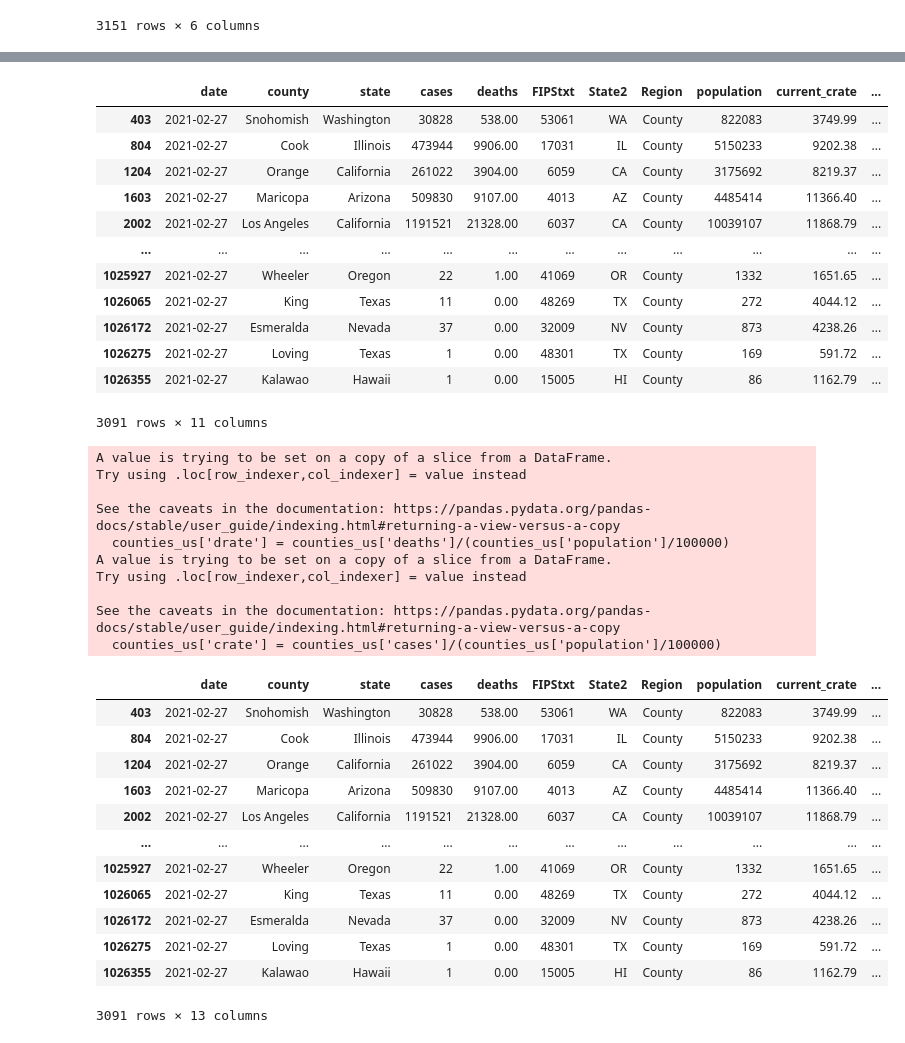
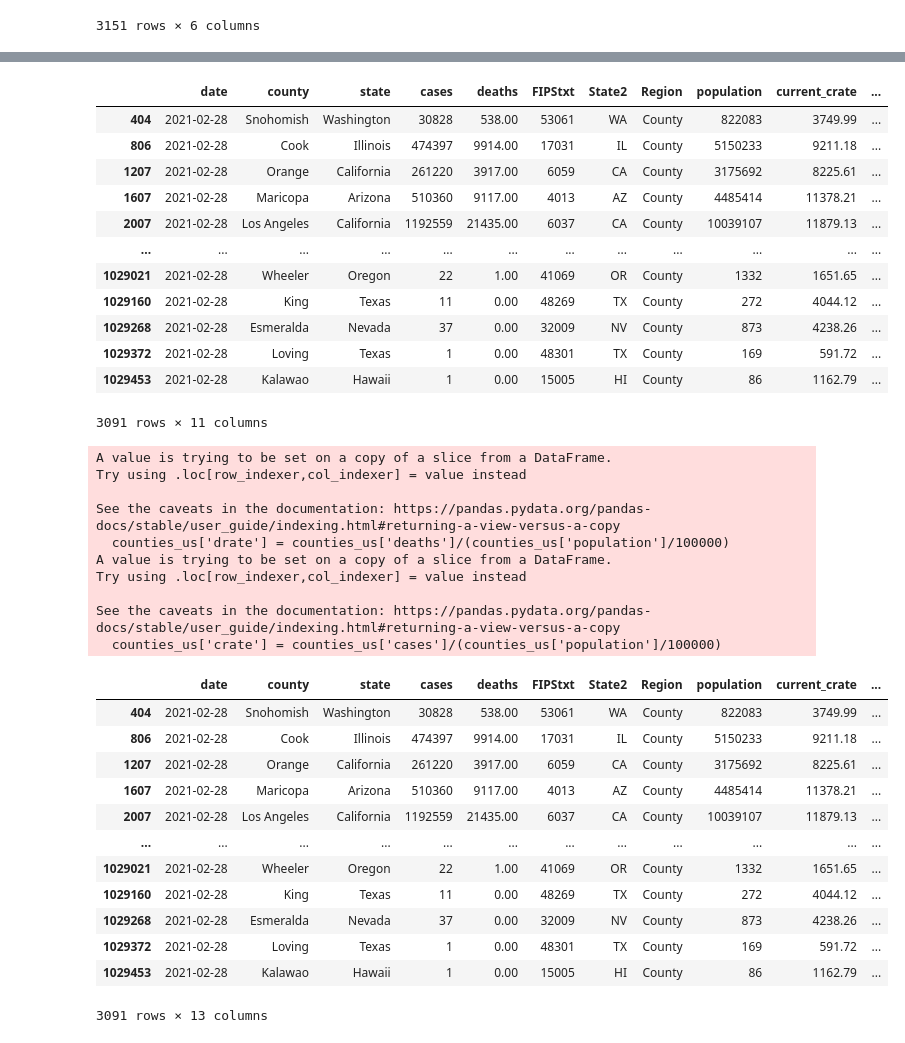
Before and after one commit to menlodoug/covid_crunching, a Jupyter notebook: pandas/COVID_USA.ipynb, the cells around one changed output, grey strips where cells are left out. Drawn from its saved outputs; the diff is of its cells as text; code cells hidden in the pictures.

```diff
--- a/pandas/COVID_USA.ipynb
+++ b/pandas/COVID_USA.ipynb
@@ -94,21 +94,21 @@ counties
 # %%
 # Isolate data from most current day.
 
-counties_us = counties[(counties['date'] == '2021-02-27') & (counties['Region'] == 'County')]
+counties_us = counties[(counties['date'] == '2021-02-28') & (counties['Region'] == 'County')]
 counties_us
 # %% [output]
 |  | date | county | state | cases | deaths | FIPStxt | State2 | Region | population | current_crate | ... |
-| 403 | 2021-02-27 | Snohomish | Washington | 30828 | 538.00 | 53061 | WA | County | 822083 | 3749.99 | ... |
-| 804 | 2021-02-27 | Cook | Illinois | 473944 | 9906.00 | 17031 | IL | County | 5150233 | 9202.38 | ... |
-| 1204 | 2021-02-27 | Orange | California | 261022 | 3904.00 | 6059 | CA | County | 3175692 | 8219.37 | ... |
-| 1603 | 2021-02-27 | Maricopa | Arizona | 509830 | 9107.00 | 4013 | AZ | County | 4485414 | 11366.40 | ... |
-| 2002 | 2021-02-27 | Los Angeles | California | 1191521 | 21328.00 | 6037 | CA | County | 10039107 | 11868.79 | ... |
+| 404 | 2021-02-28 | Snohomish | Washington | 30828 | 538.00 | 53061 | WA | County | 822083 | 3749.99 | ... |
+| 806 | 2021-02-28 | Cook | Illinois | 474397 | 9914.00 | 17031 | IL | County | 5150233 | 9211.18 | ... |
+| 1207 | 2021-02-28 | Orange | California | 261220 | 3917.00 | 6059 | CA | County | 3175692 | 8225.61 | ... |
+| 1607 | 2021-02-28 | Maricopa | Arizona | 510360 | 9117.00 | 4013 | AZ | County | 4485414 | 11378.21 | ... |
+| 2007 | 2021-02-28 | Los Angeles | California | 1192559 | 21435.00 | 6037 | CA | County | 10039107 | 11879.13 | ... |
 | ... | ... | ... | ... | ... | ... | ... | ... | ... | ... | ... | ... |
-| 1025927 | 2021-02-27 | Wheeler | Oregon | 22 | 1.00 | 41069 | OR | County | 1332 | 1651.65 | ... |
-| 1026065 | 2021-02-27 | King | Texas | 11 | 0.00 | 48269 | TX | County | 272 | 4044.12 | ... |
-| 1026172 | 2021-02-27 | Esmeralda | Nevada | 37 | 0.00 | 32009 | NV | County | 873 | 4238.26 | ... |
-| 1026275 | 2021-02-27 | Loving | Texas | 1 | 0.00 | 48301 | TX | County | 169 | 591.72 | ... |
-| 1026355 | 2021-02-27 | Kalawao | Hawaii | 1 | 0.00 | 15005 | HI | County | 86 | 1162.79 | ... |
+| 1029021 | 2021-02-28 | Wheeler | Oregon | 22 | 1.00 | 41069 | OR | County | 1332 | 1651.65 | ... |
+| 1029160 | 2021-02-28 | King | Texas | 11 | 0.00 | 48269 | TX | County | 272 | 4044.12 | ... |
+| 1029268 | 2021-02-28 | Esmeralda | Nevada | 37 | 0.00 | 32009 | NV | County | 873 | 4238.26 | ... |
+| 1029372 | 2021-02-28 | Loving | Texas | 1 | 0.00 | 48301 | TX | County | 169 | 591.72 | ... |
+| 1029453 | 2021-02-28 | Kalawao | Hawaii | 1 | 0.00 | 15005 | HI | County | 86 | 1162.79 | ... |
 3091 rows × 11 columns
 # %%
 # Create up to date rates so rankings can be performed using the latest data.
@@ -129,17 +129,17 @@ Try using .loc[row_indexer,col_indexer] = value instead
 See the caveats in the documentation: https://pandas.pydata.org/pandas-docs/stable/user_guide/indexing.html#returning-a-view-versus-a-copy
   counties_us['crate'] = counties_us['cases']/(counties_us['population']/100000)
 |  | date | county | state | cases | deaths | FIPStxt | State2 | Region | population | current_crate | ... |
-| 403 | 2021-02-27 | Snohomish | Washington | 30828 | 538.00 | 53061 | WA | County | 822083 | 3749.99 | ... |
-| 804 | 2021-02-27 | Cook | Illinois | 473944 | 9906.00 | 17031 | IL | County | 5150233 | 9202.38 | ... |
-| 1204 | 2021-02-27 | Orange | California | 261022 | 3904.00 | 6059 | CA | County | 3175692 | 8219.37 | ... |
-| 1603 | 2021-02-27 | Maricopa | Arizona | 509830 | 9107.00 | 4013 | AZ | County | 4485414 | 11366.40 | ... |
-| 2002 | 2021-02-27 | Los Angeles | California | 1191521 | 21328.00 | 6037 | CA | County | 10039107 | 11868.79 | ... |
+| 404 | 2021-02-28 | Snohomish | Washington | 30828 | 538.00 | 53061 | WA | County | 822083 | 3749.99 | ... |
+| 806 | 2021-02-28 | Cook | Illinois | 474397 | 9914.00 | 17031 | IL | County | 5150233 | 9211.18 | ... |
+| 1207 | 2021-02-28 | Orange | California | 261220 | 3917.00 | 6059 | CA | County | 3175692 | 8225.61 | ... |
+| 1607 | 2021-02-28 | Maricopa | Arizona | 510360 | 9117.00 | 4013 | AZ | County | 4485414 | 11378.21 | ... |
+| 2007 | 2021-02-28 | Los Angeles | California | 1192559 | 21435.00 | 6037 | CA | County | 10039107 | 11879.13 | ... |
 | ... | ... | ... | ... | ... | ... | ... | ... | ... | ... | ... | ... |
-| 1025927 | 2021-02-27 | Wheeler | Oregon | 22 | 1.00 | 41069 | OR | County | 1332 | 1651.65 | ... |
-| 1026065 | 2021-02-27 | King | Texas | 11 | 0.00 | 48269 | TX | County | 272 | 4044.12 | ... |
-| 1026172 | 2021-02-27 | Esmeralda | Nevada | 37 | 0.00 | 32009 | NV | County | 873 | 4238.26 | ... |
-| 1026275 | 2021-02-27 | Loving | Texas | 1 | 0.00 | 48301 | TX | County | 169 | 591.72 | ... |
-| 1026355 | 2021-02-27 | Kalawao | Hawaii | 1 | 0.00 | 15005 | HI | County | 86 | 1162.79 | ... |
+| 1029021 | 2021-02-28 | Wheeler | Oregon | 22 | 1.00 | 41069 | OR | County | 1332 | 1651.65 | ... |
+| 1029160 | 2021-02-28 | King | Texas | 11 | 0.00 | 48269 | TX | County | 272 | 4044.12 | ... |
+| 1029268 | 2021-02-28 | Esmeralda | Nevada | 37 | 0.00 | 32009 | NV | County | 873 | 4238.26 | ... |
+| 1029372 | 2021-02-28 | Loving | Texas | 1 | 0.00 | 48301 | TX | County | 169 | 591.72 | ... |
+| 1029453 | 2021-02-28 | Kalawao | Hawaii | 1 | 0.00 | 15005 | HI | County | 86 | 1162.79 | ... |
 3091 rows × 13 columns
 # %%
 # Create ranking of infection rates by county for each state
```
Also changed, not shown: parts of 13 cells of this notebook, 22 other files.
